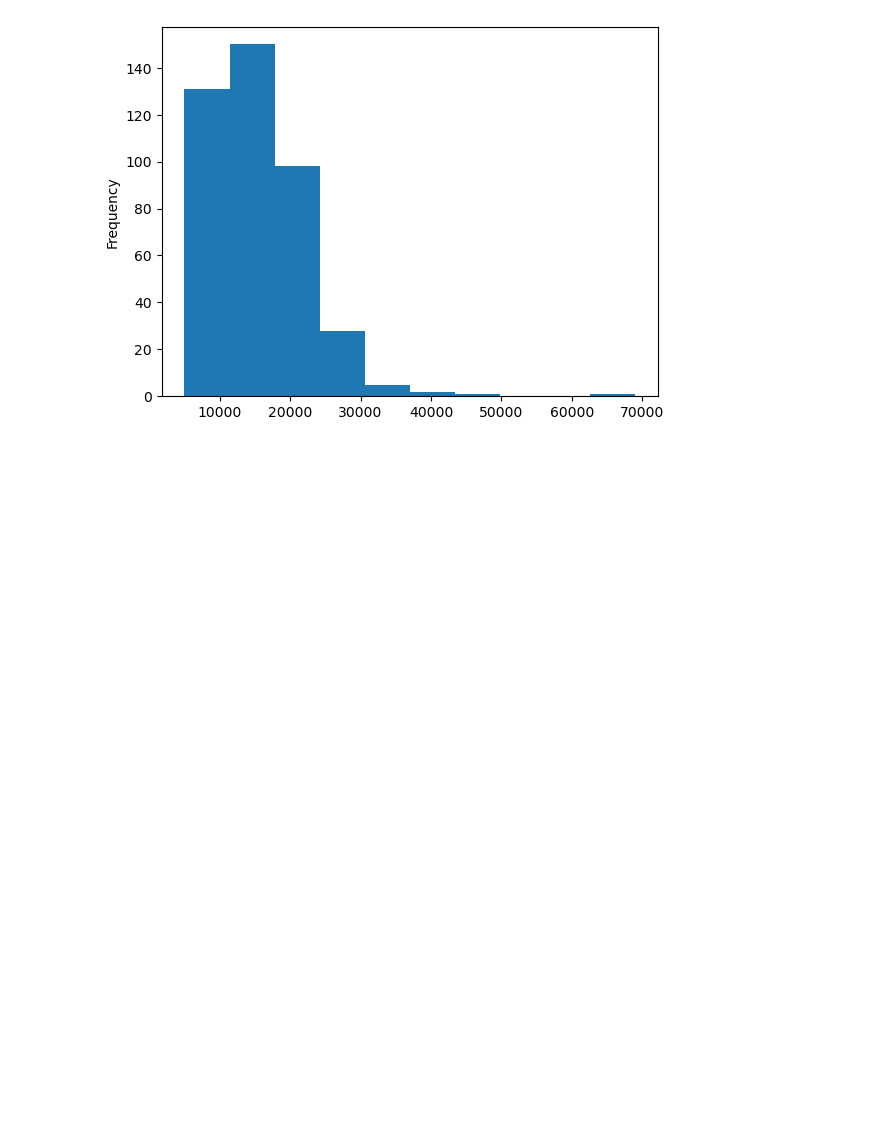
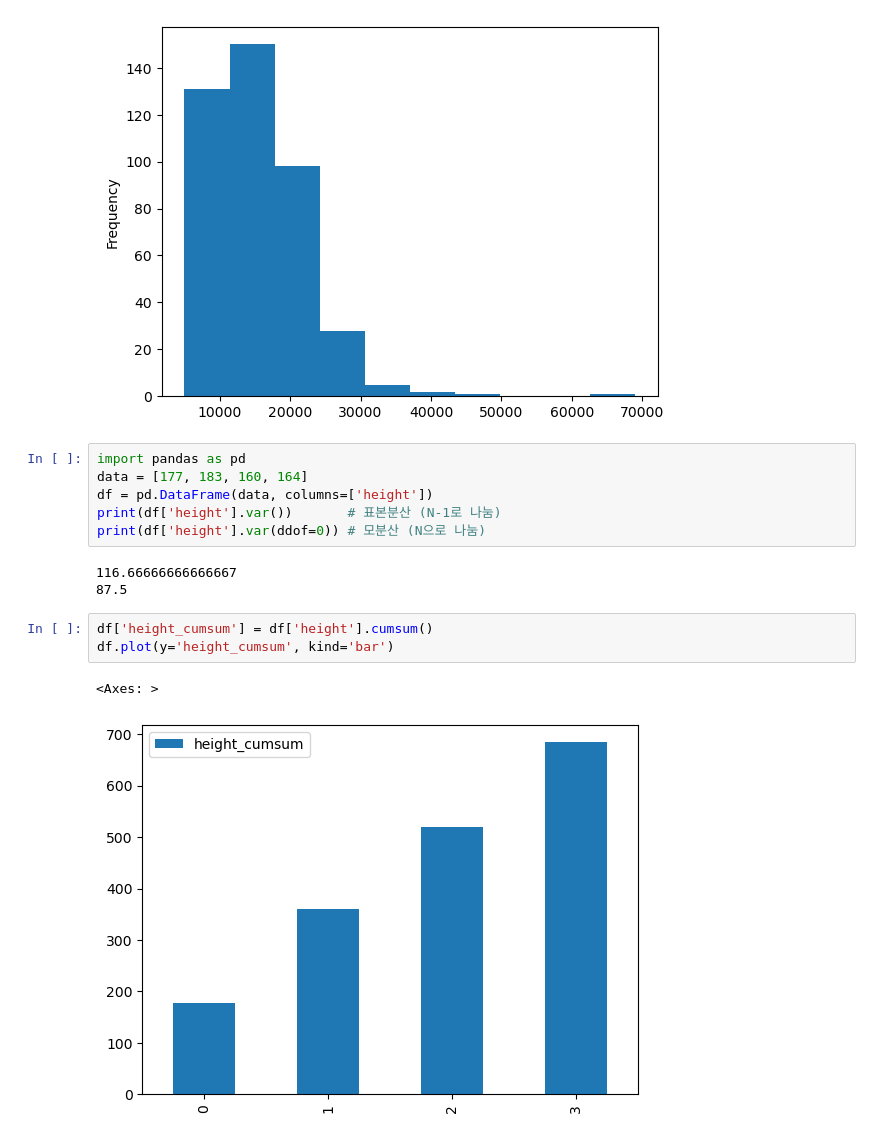
Before and after one commit to sherry-shlee/python-sandbox, a Jupyter notebook: kdc-stat.ipynb, the cells around one changed output. Saved outputs shown, nothing was run; the diff lists cells and outputs as text; blank space fills up the shorter version.

```diff
--- a/kdc-stat.ipynb
+++ b/kdc-stat.ipynb
@@ -37,3 +37,18 @@ hyundai_df['price'].plot(kind='hist')
 # %% [output]
 <Axes: ylabel='Frequency'>
 [figure]
+# %%
+import pandas as pd
+data = [177, 183, 160, 164]
+df = pd.DataFrame(data, columns=['height'])
+print(df['height'].var())       # 표본분산 (N-1로 나눔)
+print(df['height'].var(ddof=0)) # 모분산 (N으로 나눔)
+# %% [output]
+116.66666666666667
+87.5
+# %%
+df['height_cumsum'] = df['height'].cumsum()
+df.plot(y='height_cumsum', kind='bar')
+# %% [output]
+<Axes: >
+[figure, added]
```
Also changed, not shown: parts of 1 cell of this notebook, 1 other file.
